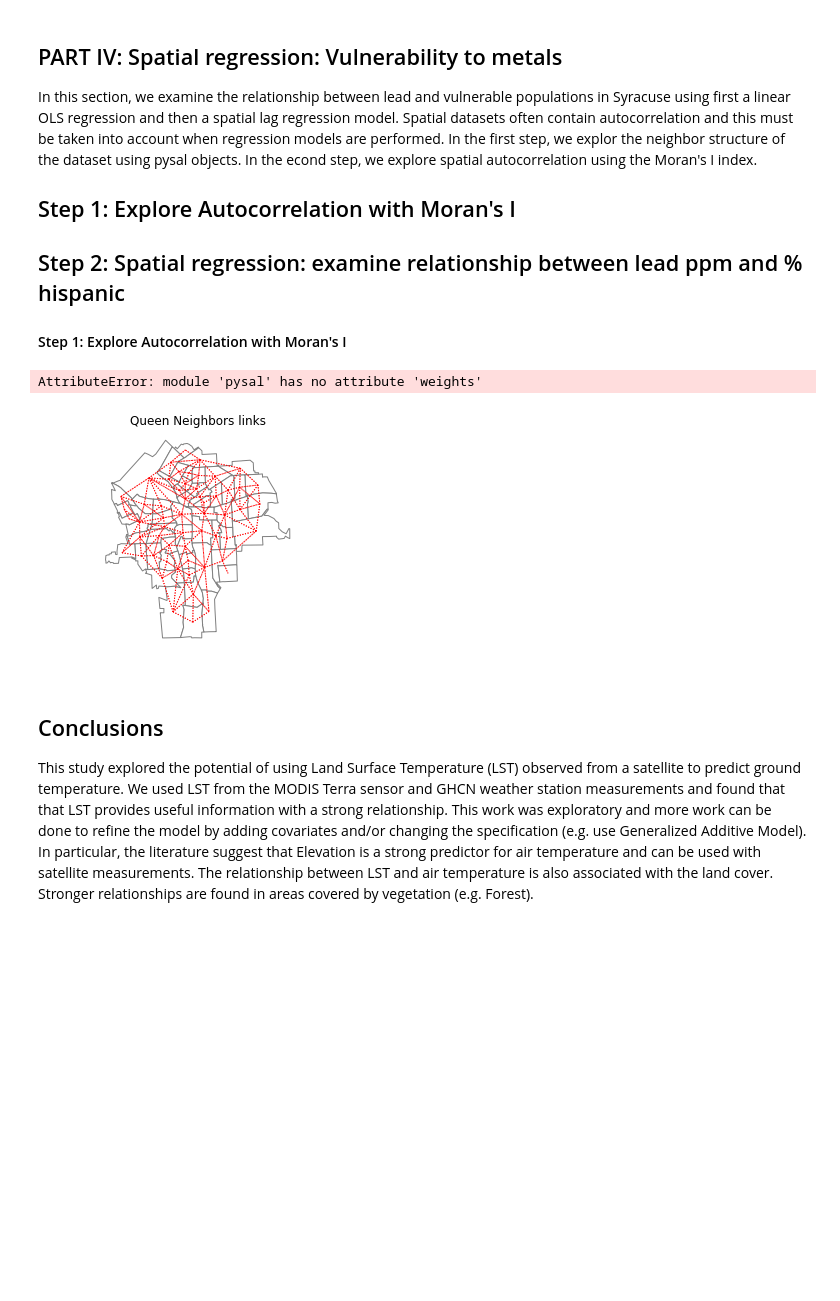
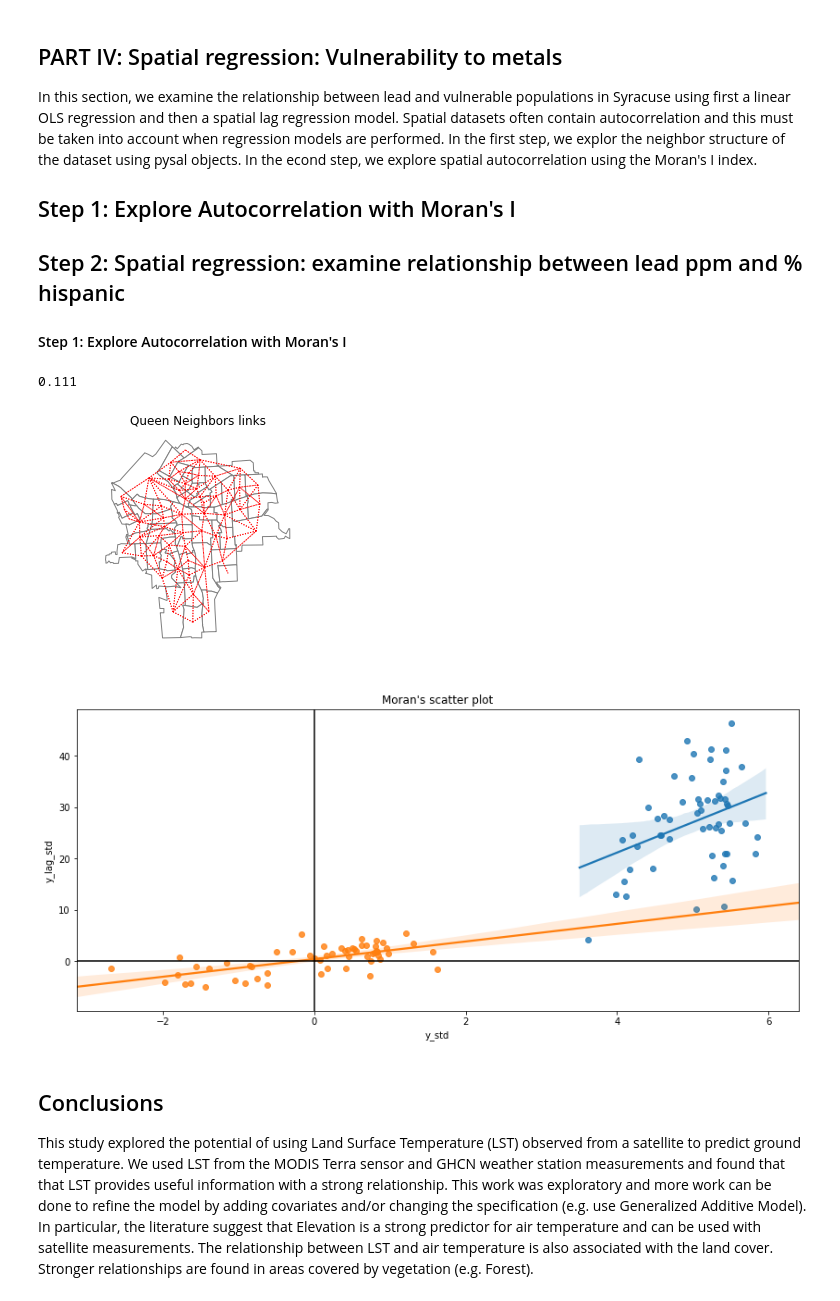
Before and after one commit to bparment1/workshops_courses_spatial_analyses, a Jupyter notebook: exercise1_spatial_analyses_Syracuse.ipynb, the cells around one changed output. Drawn from its saved outputs; the diff is of its cells as text; code cells hidden in the pictures; blank space fills up the shorter version.

```diff
--- a/exercise1_spatial_analyses_Syracuse.ipynb
+++ b/exercise1_spatial_analyses_Syracuse.ipynb
@@ -453,6 +454,8 @@ y_lag = ps.model.spreg.lag_spatial(w_queen,y)
 census_metals_gpd['y'] = census_metals_gpd['pb_ppm']
 census_metals_gpd['y_lag'] = y_lag
 
+fig, ax = plt.subplots(figsize=(14,6))
+
 ax= sns.regplot(x='y',y='y_lag',data=census_metals_gpd)
 ax.set_title("Moran's scatter plot")
 
@@ -461,6 +464,8 @@ scaler = StandardScaler()
 census_metals_gpd['y_std'] = scaler.fit_transform(census_metals_gpd['pb_ppm'].values.reshape(-1,1))
 census_metals_gpd['y_lag_std'] = ps.model.spreg.lag_spatial(w_queen,
                                                 census_metals_gpd['y_std']) #this is a numpy array
+
+fig, ax = plt.subplots(figsize=(14,6))
 
 ax= sns.regplot(x='y_std',y='y_lag_std',data=census_metals_gpd)
 ax.set_title("Moran's scatter plot")
@@ -479,34 +484,35 @@ moran.p_sim # Permutation test suggests that autocorrelation is significant
 
 y.values.shape #not the right dimension
 y = y.values.reshape(len(y),1)
 
 y_lag = y_lag.reshape(len(y_lag),1)
 x = census_metals_gpd['perc_hispa']
 x = x.values.reshape(len(x),1)
 
 mod_ols = ps.model.spreg.OLS(y,x)
 mod_ols.u
 m_I_residuals = ps.explore.esda.Moran(mod_ols.u,w_queen)
 m_I_residuals.I
 m_I_residuals.p_sim #significant autocorrelation
 
 #take into account autocorr in spreg
 mod_ols.summary
 mod_ols_test = ps.model.spreg.OLS(y,x,w_queen)
 mod_ols_test.summary
 
 mod_ml_lag = ps.model.spreg.ML_Lag(y,x,w_queen)
 mod_ml_lag.summary
 mod_ml_lag.u
 m_ml_I_residuals = ps.explore.esda.Moran(mod_ml_lag.u,w_queen)
 m_ml_I_residuals.I # Moran's I is lower now!!!
 
 m_ml_I_residuals.p_sim #not significant autocorrelation
 
 ################################## END OF SCRIPT ########################################
 # %% [output]
-AttributeError: module 'pysal' has no attribute 'weights'
+0.111
 [figure]
+[figure, added]
 # %% [markdown]
 ## Conclusions
 
```
Also changed, not shown: parts of 5 cells of this notebook.
